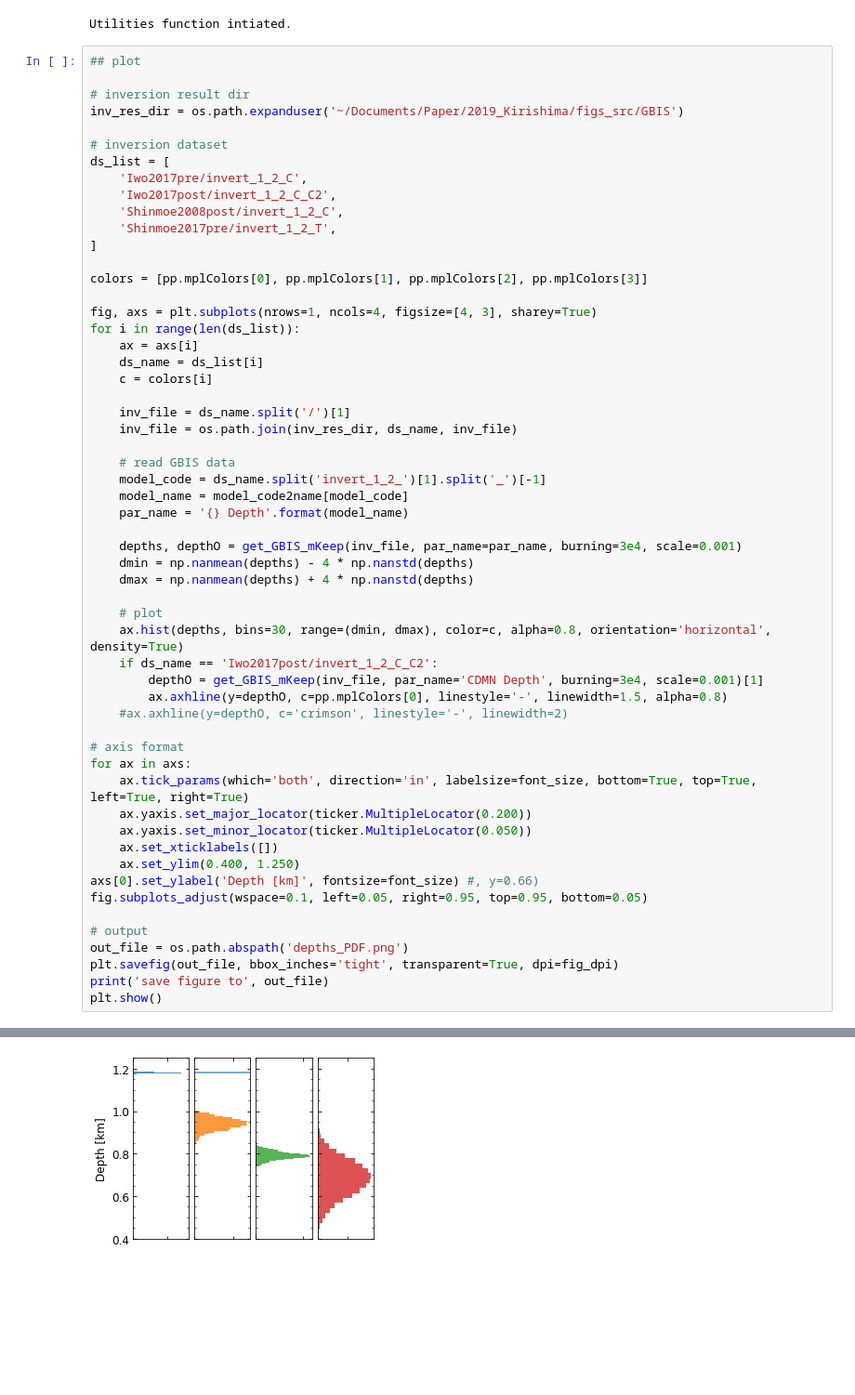
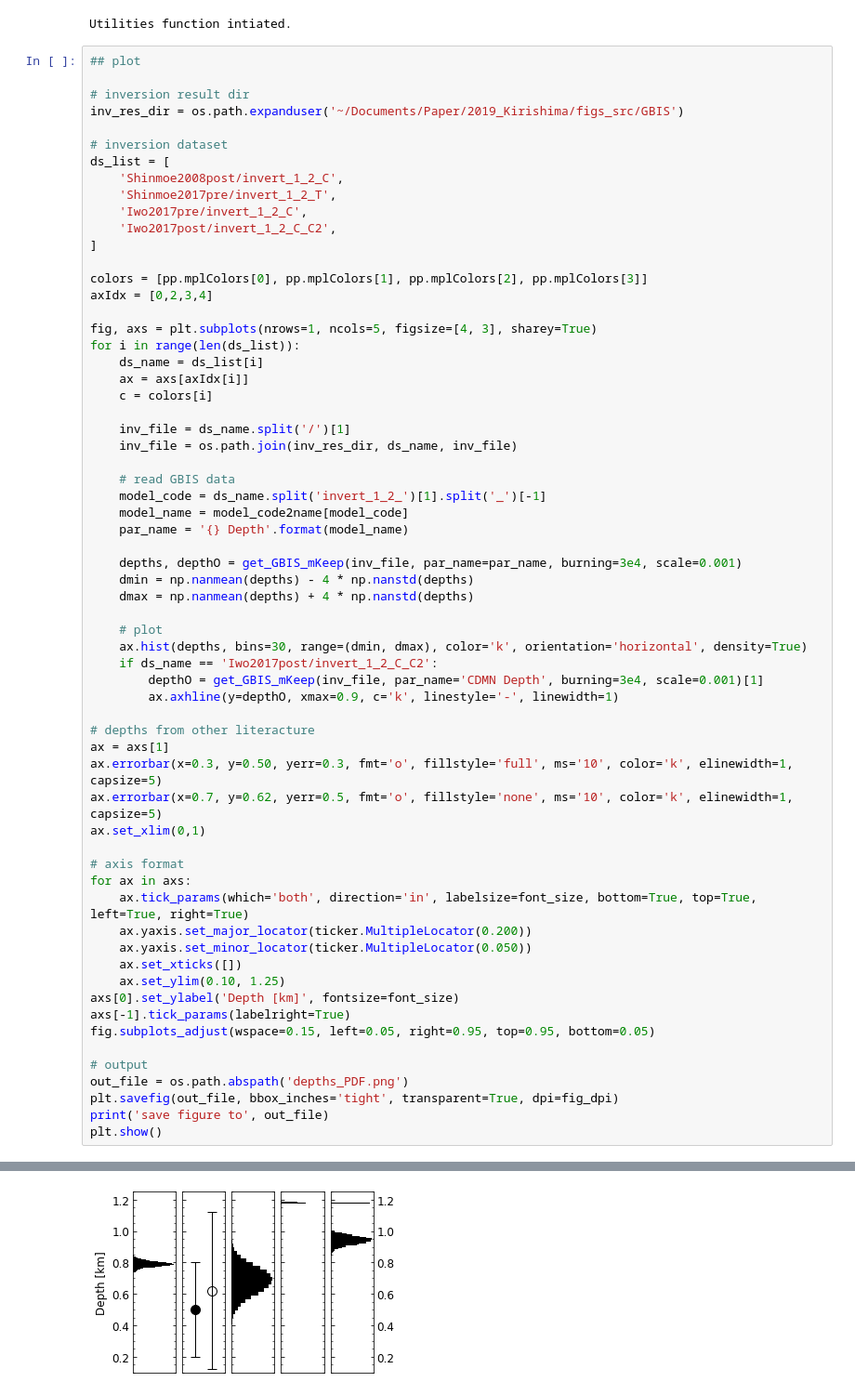
Before and after one commit to geodesymiami/2021-Kirishima, a Jupyter notebook: Fig_5_depths_PDF.ipynb, the cells around one changed output, grey strips where cells are left out. Shown: that part at 93% size. Saved outputs shown, nothing was run; the diff lists cells and outputs as text; blank space fills up the shorter version.

```diff
--- a/Fig_5_depths_PDF.ipynb
+++ b/Fig_5_depths_PDF.ipynb
@@ -60,54 +61,61 @@ inv_res_dir = os.path.expanduser('~/Documents/Paper/2019_Kirishima/figs_src/GBIS
 
 # inversion dataset
 ds_list = [
+    'Shinmoe2008post/invert_1_2_C',
+    'Shinmoe2017pre/invert_1_2_T',
     'Iwo2017pre/invert_1_2_C',
     'Iwo2017post/invert_1_2_C_C2',
-    'Shinmoe2008post/invert_1_2_C',
-    'Shinmoe2017pre/invert_1_2_T',
 ]
 
 colors = [pp.mplColors[0], pp.mplColors[1], pp.mplColors[2], pp.mplColors[3]]
+axIdx = [0,2,3,4]
 
-fig, axs = plt.subplots(nrows=1, ncols=4, figsize=[4, 3], sharey=True)
+fig, axs = plt.subplots(nrows=1, ncols=5, figsize=[4, 3], sharey=True)
 for i in range(len(ds_list)):
-    ax = axs[i]
     ds_name = ds_list[i]
+    ax = axs[axIdx[i]]
     c = colors[i]
 
     inv_file = ds_name.split('/')[1]
     inv_file = os.path.join(inv_res_dir, ds_name, inv_file)
 
     # read GBIS data
     model_code = ds_name.split('invert_1_2_')[1].split('_')[-1]
     model_name = model_code2name[model_code]
     par_name = '{} Depth'.format(model_name)
 
     depths, depthO = get_GBIS_mKeep(inv_file, par_name=par_name, burning=3e4, scale=0.001)
     dmin = np.nanmean(depths) - 4 * np.nanstd(depths)
     dmax = np.nanmean(depths) + 4 * np.nanstd(depths)
 
     # plot
-    ax.hist(depths, bins=30, range=(dmin, dmax), color=c, alpha=0.8, orientation='horizontal', density=True)
+    ax.hist(depths, bins=30, range=(dmin, dmax), color='k', orientation='horizontal', density=True)
     if ds_name == 'Iwo2017post/invert_1_2_C_C2':
         depthO = get_GBIS_mKeep(inv_file, par_name='CDMN Depth', burning=3e4, scale=0.001)[1]
-        ax.axhline(y=depthO, c=pp.mplColors[0], linestyle='-', linewidth=1.5, alpha=0.8)
-    #ax.axhline(y=depthO, c='crimson', linestyle='-', linewidth=2)
+        ax.axhline(y=depthO, xmax=0.9, c='k', linestyle='-', linewidth=1)
+
+# depths from other literacture
+ax = axs[1]
+ax.errorbar(x=0.3, y=0.50, yerr=0.3, fmt='o', fillstyle='full', ms='10', color='k', elinewidth=1, capsize=5)
+ax.errorbar(x=0.7, y=0.62, yerr=0.5, fmt='o', fillstyle='none', ms='10', color='k', elinewidth=1, capsize=5)
+ax.set_xlim(0,1)
 
 # axis format
 for ax in axs:
     ax.tick_params(which='both', direction='in', labelsize=font_size, bottom=True, top=True, left=True, right=True)
     ax.yaxis.set_major_locator(ticker.MultipleLocator(0.200))
     ax.yaxis.set_minor_locator(ticker.MultipleLocator(0.050))
-    ax.set_xticklabels([])
-    ax.set_ylim(0.400, 1.250)
-axs[0].set_ylabel('Depth [km]', fontsize=font_size) #, y=0.66)
-fig.subplots_adjust(wspace=0.1, left=0.05, right=0.95, top=0.95, bottom=0.05)
+    ax.set_xticks([])
+    ax.set_ylim(0.10, 1.25)
+axs[0].set_ylabel('Depth [km]', fontsize=font_size)
+axs[-1].tick_params(labelright=True)
+fig.subplots_adjust(wspace=0.15, left=0.05, right=0.95, top=0.95, bottom=0.05)
 
 # output
 out_file = os.path.abspath('depths_PDF.png')
 plt.savefig(out_file, bbox_inches='tight', transparent=True, dpi=fig_dpi)
 print('save figure to', out_file)
 plt.show()
 # %% [output]
 save figure to /Users/yunjunz/Documents/Paper/2019_Kirishima/figs_src/depths_PDF/depths_PDF.png
-[figure, old version]
+[figure, new version]
```
Also changed, not shown: parts of 3 cells of this notebook, 8 other files.
